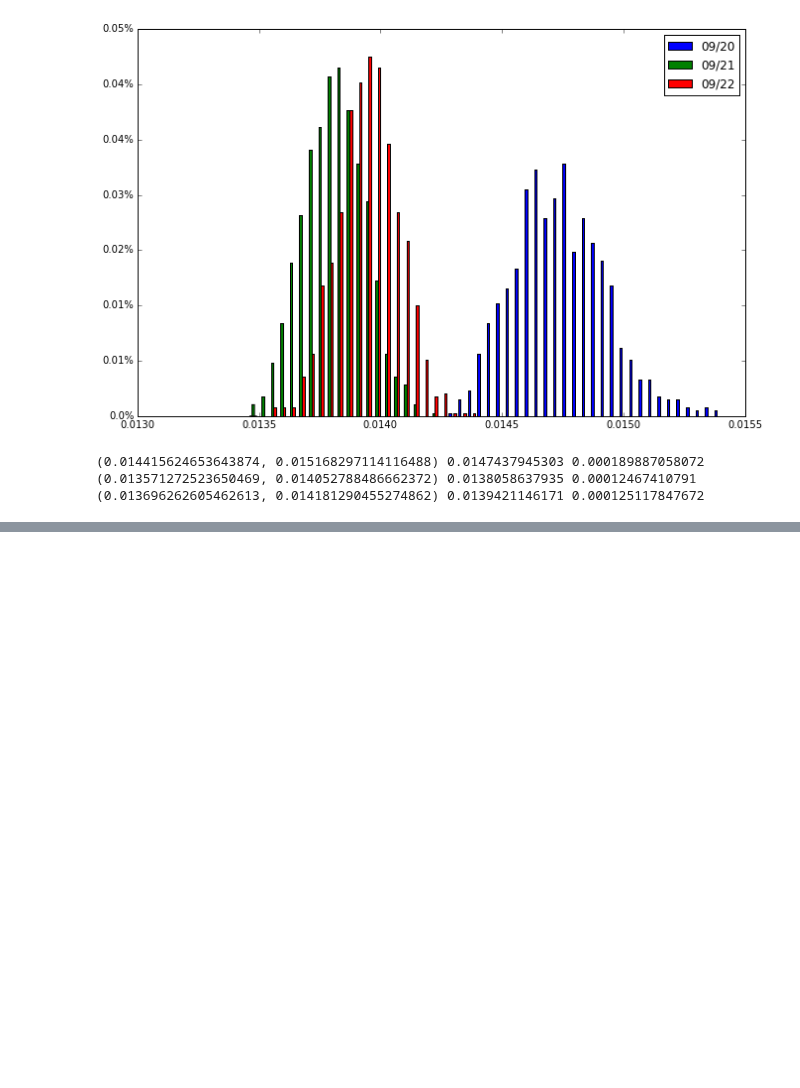
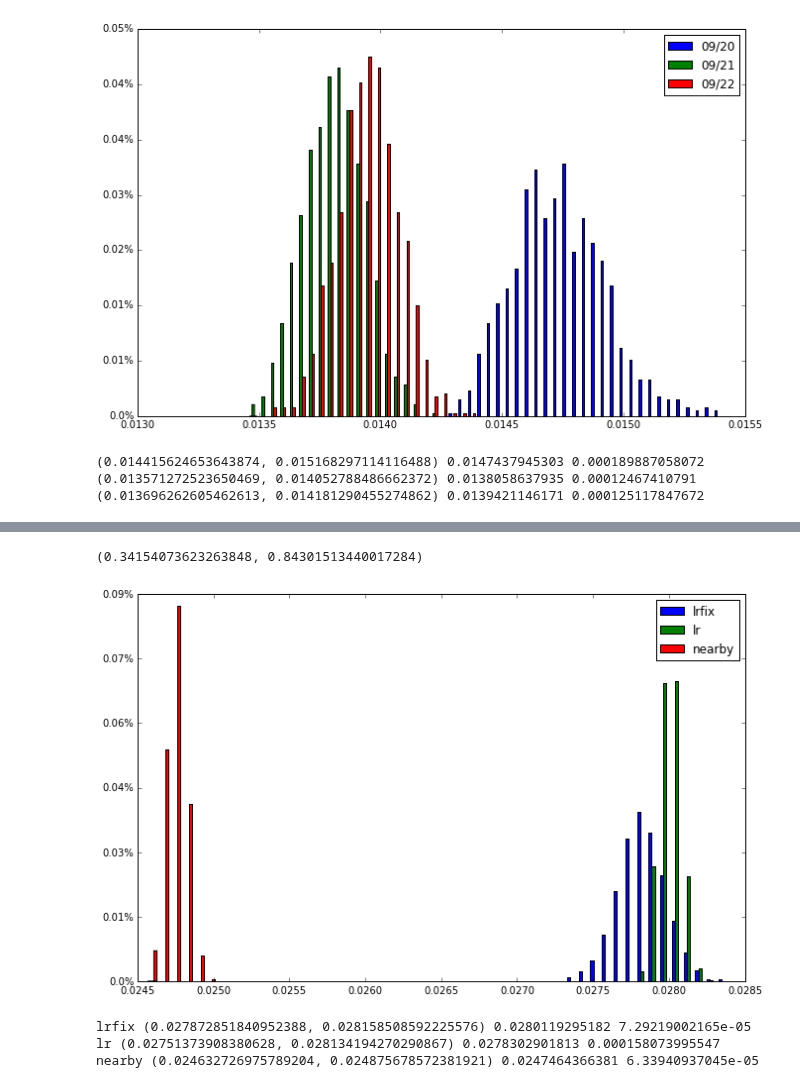
Before and after one commit to MaxGubin/TangoEval, a Jupyter notebook: Analysis of intervals.ipynb, the cells around one changed output, grey strips where cells are left out. Drawn from its saved outputs; the diff is of its cells as text; code cells hidden in the pictures; blank space fills up the shorter version.

```diff
--- a/Analysis of intervals.ipynb
+++ b/Analysis of intervals.ipynb
@@ -188,0 +191,6 @@ print bootstrap.interval(bootstrap_nearby_0922, 0.05), np.average(bootstrap_near
+# %%
+def fav_micro_ratio(x):
+    fval = x.astype(float)
+    fratio = np.divide(fval[:,0],fval[:,1])
+    return np.average(fratio)
+%time bootstrap_micro_total = bootstrap.bootstrap(log_data[["num_fav","total"]].values, 1000, fav_micro_ratio)
@@ -188,0 +200,29 @@ print bootstrap.interval(bootstrap_nearby_0922, 0.05), np.average(bootstrap_near
+# %%
+stats.normaltest(bootstrap_micro_total)
+# %% [output]
+(0.34154073623263848, 0.84301513440017284)
+# %%
+bootstrap_micro_lrfix = bootstrap.bootstrap(log_data[log_data["exp_name"] == "lrfix"][["num_fav","total"]].values, 1000, fav_micro_ratio)
+bootstrap_micro_lr = bootstrap.bootstrap(log_data[log_data["exp_name"] == "lr"][["num_fav","total"]].values, 1000, fav_micro_ratio)
+bootstrap_micro_nearby = bootstrap.bootstrap(log_data[log_data["exp_name"] == "nearby"][["num_fav","total"]].values, 1000, fav_micro_ratio)
+# %%
+%matplotlib inline
+from matplotlib.ticker import FuncFormatter
+P.rcParams['figure.figsize'] = (11, 7)
+P.figure()
+n, bins, patches = P.hist([bootstrap_micro_lr, bootstrap_micro_lrfix, bootstrap_micro_nearby], bins=50, normed=True, histtype='bar', label=["lrfix", "lr", "nearby"])
+# To plot correct percentages in the y axis
+to_percentage = lambda y, pos: str(round( ( y / float(len(data)) ) * 100.0, 2)) + '%'
+P.gca().yaxis.set_major_formatter(FuncFormatter(to_percentage))
+P.legend()
+P.show()
+# %% [output]
+[figure, added]
+# %%
+print "lrfix", bootstrap.interval(bootstrap_micro_lrfix, 0.05), np.average(bootstrap_micro_lrfix), np.std(bootstrap_micro_lrfix)
+print "lr", bootstrap.interval(bootstrap_micro_lr, 0.05), np.average(bootstrap_micro_lr), np.std(bootstrap_micro_lr)
+print "nearby", bootstrap.interval(bootstrap_micro_nearby, 0.05), np.average(bootstrap_micro_nearby), np.std(bootstrap_micro_nearby)
+# %% [output]
+lrfix (0.027872851840952388, 0.028158508592225576) 0.0280119295182 7.29219002165e-05
+lr (0.02751373908380628, 0.028134194270290867) 0.0278302901813 0.000158073995547
+nearby (0.024632726975789204, 0.024875678572381921) 0.0247464366381 6.33940937045e-05
```
Also changed, not shown: parts of 5 cells of this notebook.
